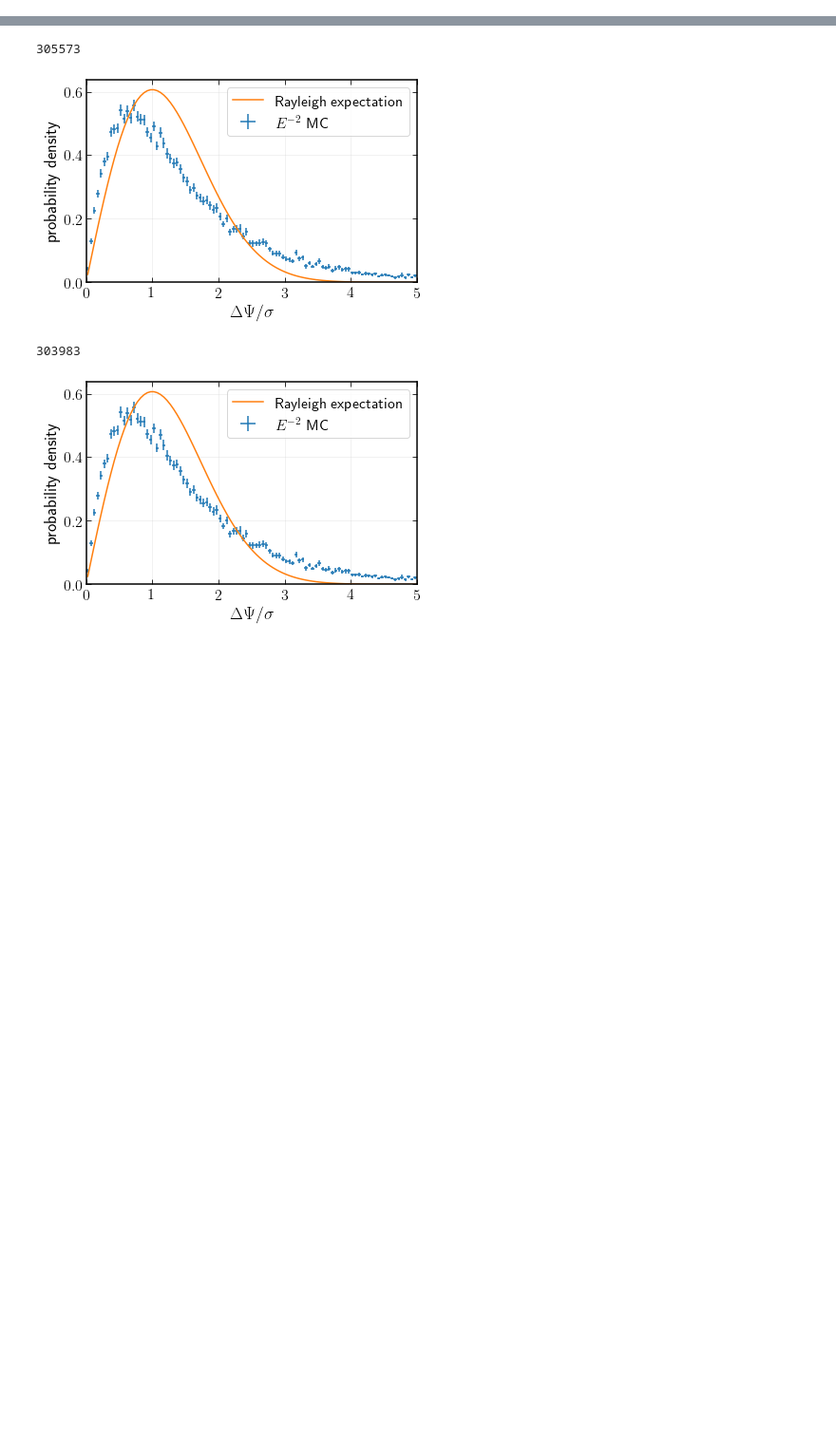
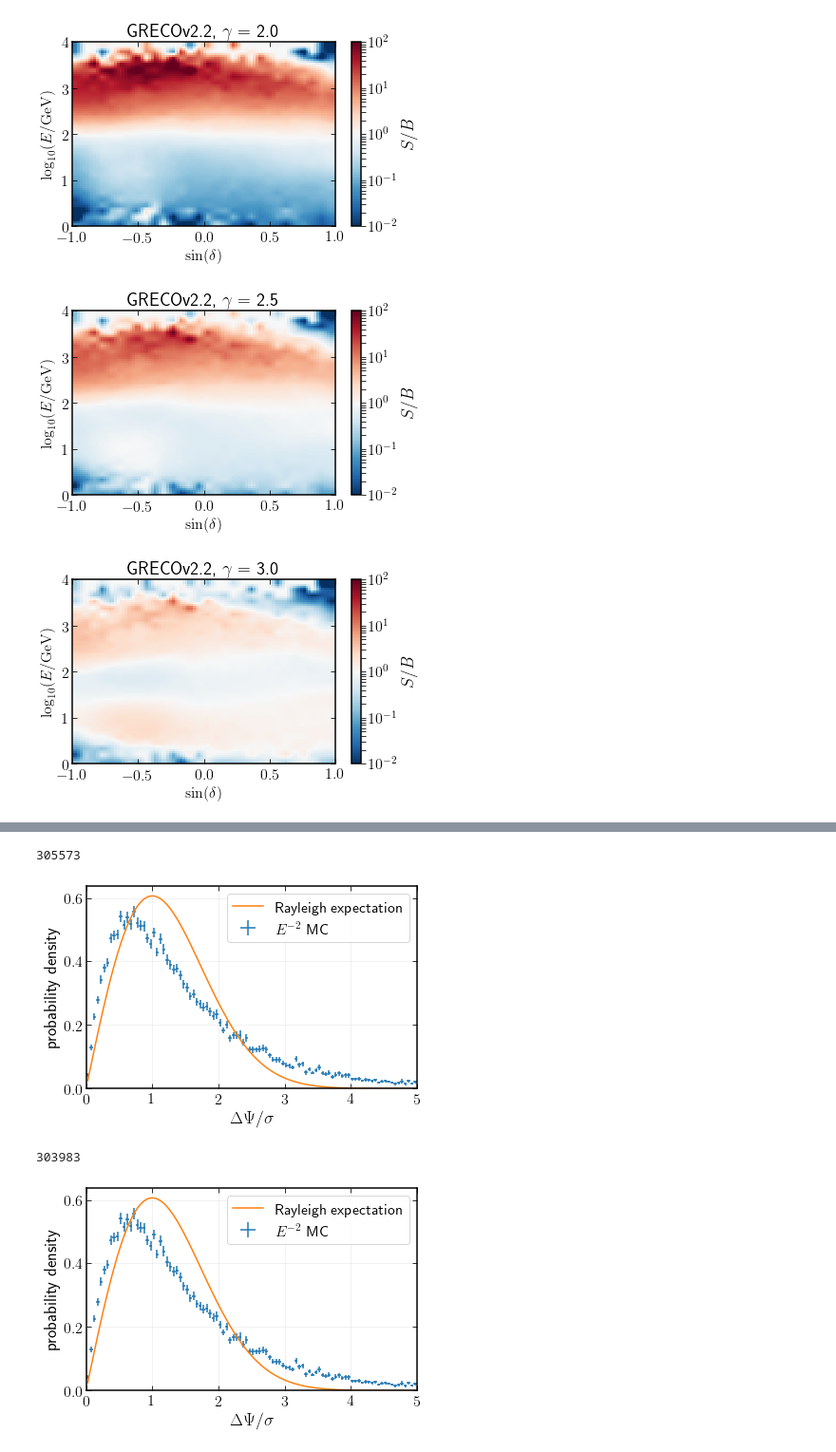
Before and after one commit to apizzuto/Novae, a Jupyter notebook: python3/notebooks/GRECO_analysis_plots.ipynb, the cells around one changed output, grey strips where cells are left out. Shown at 95% size. Saved outputs shown, nothing was run; the diff lists cells and outputs as text; code cells hidden in the pictures; blank space fills up the shorter version.

```diff
--- a/python3/notebooks/GRECO_analysis_plots.ipynb
+++ b/python3/notebooks/GRECO_analysis_plots.ipynb
@@ -251,0 +22,6 @@ plt.show()
+# %%
+gplots.energy_pdf()
+# %% [output]
+[figure, added]
+[figure, added]
+[figure, added]
```
Also changed, not shown: parts of 57 cells of this notebook.
